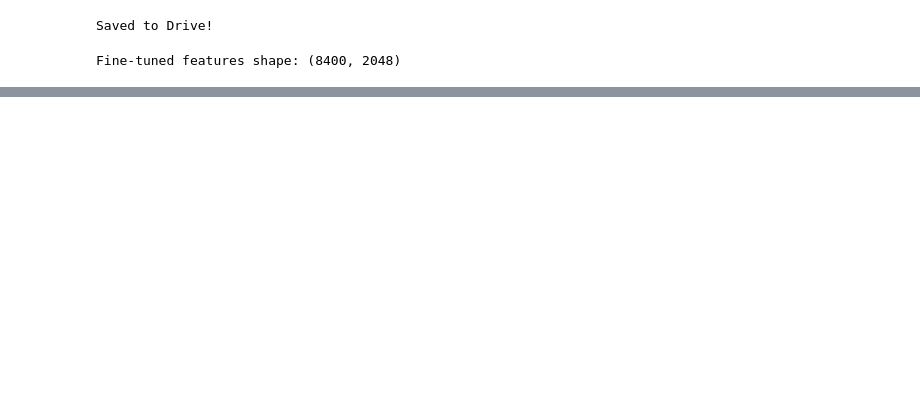
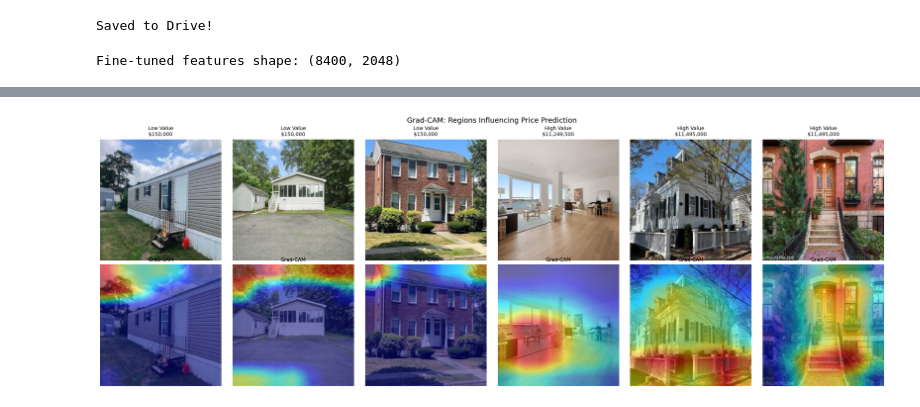
Before and after one commit to ayanrasulova/rent-estimations-cv, a Jupyter notebook: finetuning_colab.ipynb, the cells around one changed output, grey strips where cells are left out. Drawn from its saved outputs; the diff is of its cells as text; code cells hidden in the pictures; blank space fills up the shorter version.

```diff
--- a/finetuning_colab.ipynb
+++ b/finetuning_colab.ipynb
@@ -144,7 +144,7 @@ scheduler = torch.optim.lr_scheduler.StepLR(optimizer, step_size=3, gamma=0.5)
 criterion = nn.MSELoss()
 # %%
 # training loop
-EPOCHS = 10
+EPOCHS = 20
 
 for epoch in range(EPOCHS):
     # train
@@ -303,0 +326,84 @@ Random Forest        | $   551,966 | $ 1,064,144 | 0.335
+# %%
+import cv2
+import numpy as np
+import matplotlib.pyplot as plt
+from PIL import Image
+import torch
+import torch.nn.functional as F
+
+# Grad-CAM implementation
+class GradCAM:
+    def __init__(self, model, target_layer):
+        self.model       = model
+        self.gradients   = None
+        self.activations = None
+
+        target_layer.register_forward_hook(self._save_activation)
+        target_layer.register_backward_hook(self._save_gradient)
+
+    def _save_activation(self, module, input, output):
+        self.activations = output.detach()
+
+    def _save_gradient(self, module, grad_input, grad_output):
+        self.gradients = grad_output[0].detach()
+
+    def generate(self, input_tensor):
+        self.model.eval()
+        output = self.model(input_tensor)
+        self.model.zero_grad()
+        output.backward(torch.ones_like(output))
+
+        weights = self.gradients.mean(dim=[2, 3], keepdim=True)
+        cam     = (weights * self.activations).sum(dim=1, keepdim=True)
+        cam     = F.relu(cam)
+        cam     = F.interpolate(cam, size=(224, 224), mode='bilinear', align_corners=False)
+        cam     = cam.squeeze().cpu().numpy()
+        cam     = (cam - cam.min()) / (cam.max() - cam.min() + 1e-8)
+        return cam
+
+# setup:
+# hook into the last conv layer of layer4
+gradcam = GradCAM(model, model.layer4[-1].conv3)
+
+# show 6 sample properties (3 high value, 3 low value)
+df_valid_sorted = df_valid.sort_values('price')
+samples = pd.concat([
+    df_valid_sorted.head(3),   # cheapest
+    df_valid_sorted.tail(3)    # most expensive
+]).reset_index(drop=True)
+labels = ['Low', 'Low', 'Low', 'High', 'High', 'High']
+
+fig, axes = plt.subplots(2, 6, figsize=(20, 7))
+
+for i, (_, row) in enumerate(samples.iterrows()):
+    img_pil = Image.open(row['img_path']).convert('RGB').resize((224, 224))
+    img_np  = np.array(img_pil)
+
+    input_tensor = val_transform(img_pil).unsqueeze(0).to(device)
+    input_tensor.requires_grad = True
+
+    cam = gradcam.generate(input_tensor)
+
+    # og image
+    axes[0][i].imshow(img_np)
+    axes[0][i].set_title(f"{labels[i]} Value\n${row['price']:,.0f}", fontsize=9)
+    axes[0][i].axis('off')
+
+    # Grad-CAM overlay
+    heatmap = cv2.applyColorMap(np.uint8(255 * cam), cv2.COLORMAP_JET)
+    heatmap = cv2.cvtColor(heatmap, cv2.COLOR_BGR2RGB)
+    overlay = (0.5 * img_np + 0.5 * heatmap).astype(np.uint8)
+    axes[1][i].imshow(overlay)
+    axes[1][i].set_title(f"Grad-CAM", fontsize=9)
+    axes[1][i].axis('off')
+
+axes[0][0].set_ylabel('Original', fontsize=10)
+axes[1][0].set_ylabel('Grad-CAM', fontsize=10)
+
+plt.suptitle('Grad-CAM: Regions Influencing Price Prediction', fontsize=13)
+plt.tight_layout()
+plt.savefig(os.path.join(DRIVE_DIR, 'gradcam.png'), dpi=150)
+plt.show()
+print("Saved gradcam.png")
+# %% [output]
+[figure, added]
```
Also changed, not shown: parts of 6 cells of this notebook.
